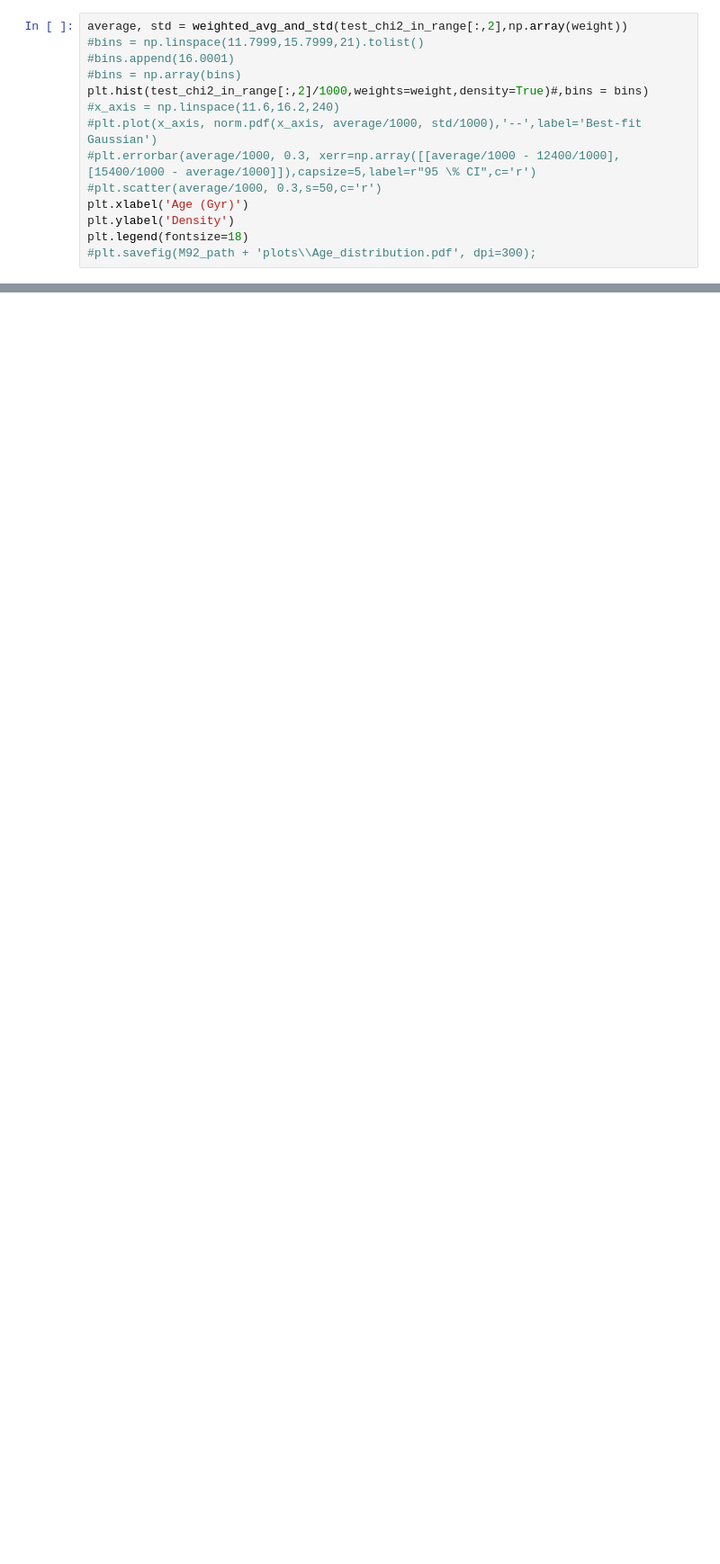
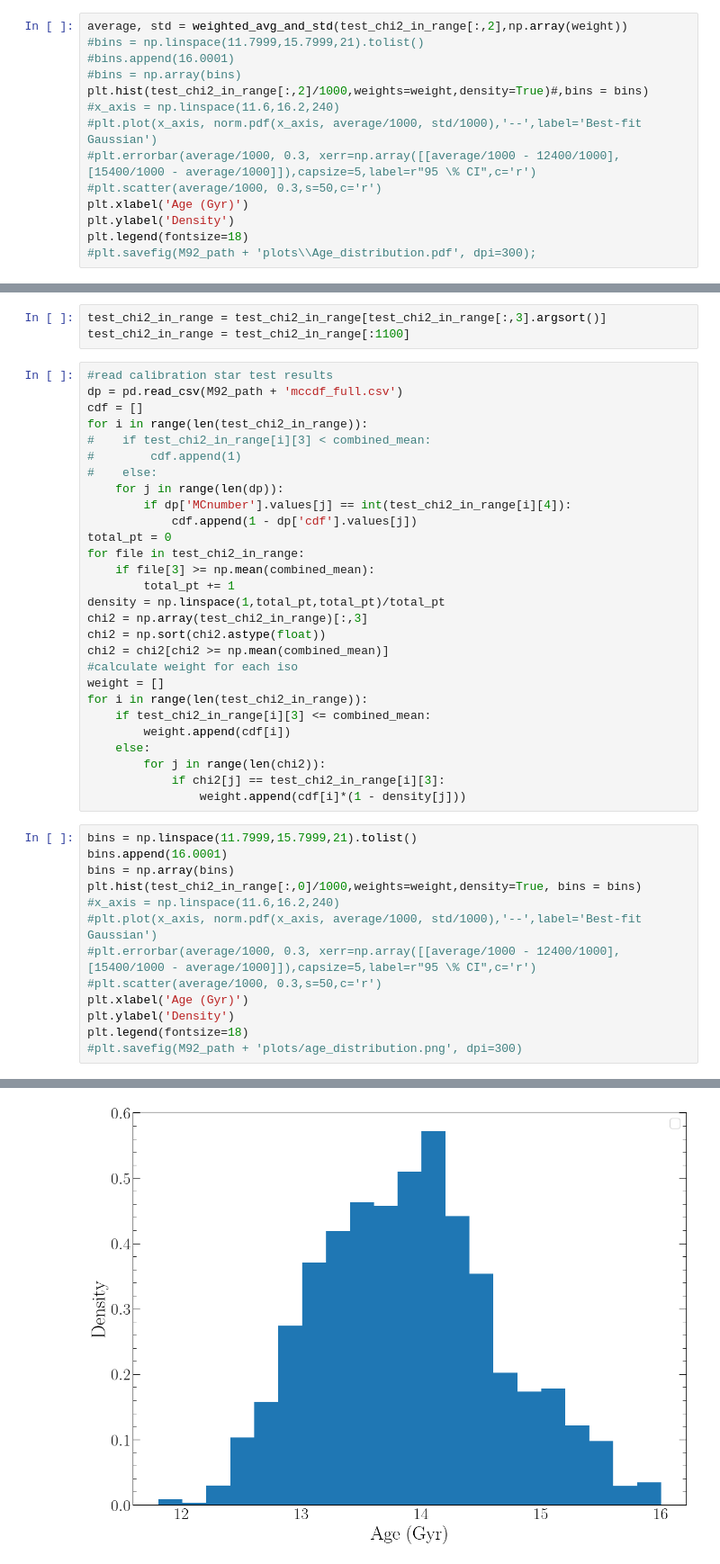
Before and after one commit to 200k33p3r/Age-of-GCs, a Jupyter notebook: Age_Estimation/M92_fixed_distance/Read_chi2_data_M92.ipynb, the cells around one changed output, grey strips where cells are left out. Shown at 90% size. Saved outputs shown, nothing was run; the diff lists cells and outputs as text; blank space fills up the shorter version.

```diff
--- a/Age_Estimation/M92_fixed_distance/Read_chi2_data_M92.ipynb
+++ b/Age_Estimation/M92_fixed_distance/Read_chi2_data_M92.ipynb
@@ -240,0 +652,45 @@ test_chi2_in_range
+# %%
+test_chi2_in_range = test_chi2_in_range[test_chi2_in_range[:,3].argsort()]
+test_chi2_in_range = test_chi2_in_range[:1100]
+# %%
+#read calibration star test results
+dp = pd.read_csv(M92_path + 'mccdf_full.csv')
+cdf = []
+for i in range(len(test_chi2_in_range)):
+#    if test_chi2_in_range[i][3] < combined_mean:
+#        cdf.append(1)
+#    else:
+    for j in range(len(dp)):
+        if dp['MCnumber'].values[j] == int(test_chi2_in_range[i][4]):
+            cdf.append(1 - dp['cdf'].values[j])
+total_pt = 0
+for file in test_chi2_in_range:
+    if file[3] >= np.mean(combined_mean):
+        total_pt += 1
+density = np.linspace(1,total_pt,total_pt)/total_pt
+chi2 = np.array(test_chi2_in_range)[:,3]
+chi2 = np.sort(chi2.astype(float))
+chi2 = chi2[chi2 >= np.mean(combined_mean)]
+#calculate weight for each iso
+weight = []
+for i in range(len(test_chi2_in_range)):
+    if test_chi2_in_range[i][3] <= combined_mean:
+        weight.append(cdf[i])
+    else:
+        for j in range(len(chi2)):
+            if chi2[j] == test_chi2_in_range[i][3]:
+                weight.append(cdf[i]*(1 - density[j]))
+# %%
+bins = np.linspace(11.7999,15.7999,21).tolist()
+bins.append(16.0001)
+bins = np.array(bins)
+plt.hist(test_chi2_in_range[:,0]/1000,weights=weight,density=True, bins = bins)
+#x_axis = np.linspace(11.6,16.2,240)
+#plt.plot(x_axis, norm.pdf(x_axis, average/1000, std/1000),'--',label='Best-fit Gaussian')
+#plt.errorbar(average/1000, 0.3, xerr=np.array([[average/1000 - 12400/1000], [15400/1000 - average/1000]]),capsize=5,label=r"95 \% CI",c='r')
+#plt.scatter(average/1000, 0.3,s=50,c='r')
+plt.xlabel('Age (Gyr)')
+plt.ylabel('Density')
+plt.legend(fontsize=18)
+#plt.savefig(M92_path + 'plots/age_distribution.png', dpi=300)
+# %% [output]
@@ -240,0 +699 @@ test_chi2_in_range
+[figure, added]
```
Also changed, not shown: parts of 29 cells of this notebook.
